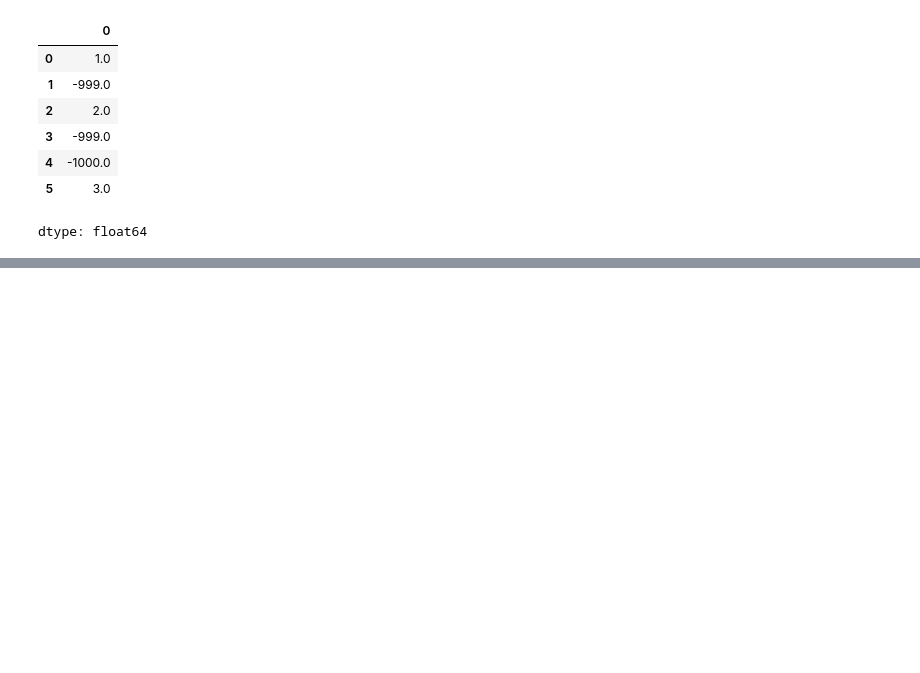
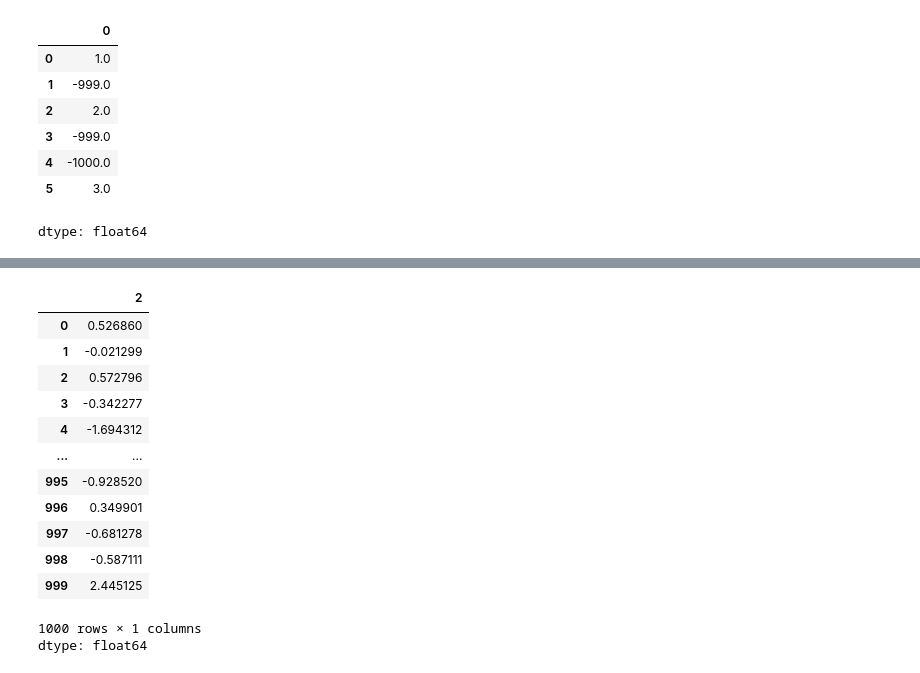
Before and after one commit to url-github/Pandas, a Jupyter notebook: 007_PywAD_Czyszczenie_i_przygotowywanie_danych.ipynb, the cells around one changed output, grey strips where cells are left out. Saved outputs shown, nothing was run; the diff lists cells and outputs as text; code cells hidden in the pictures; blank space fills up the shorter version.

```diff
--- a/007_PywAD_Czyszczenie_i_przygotowywanie_danych.ipynb
+++ b/007_PywAD_Czyszczenie_i_przygotowywanie_danych.ipynb
@@ -572,0 +720,18 @@ pd.get_dummies(df["key"])
+# %%
+col = data[2]
+col
+# %% [output]
+|  | 2 |
+| 0 | 0.526860 |
+| 1 | -0.021299 |
+| 2 | 0.572796 |
+| 3 | -0.342277 |
+| 4 | -1.694312 |
+| ... | ... |
+| 995 | -0.928520 |
+| 996 | 0.349901 |
+| 997 | -0.681278 |
+| 998 | -0.587111 |
+| 999 | 2.445125 |
+1000 rows × 1 columns
+dtype: float64
```
Also changed, not shown: parts of 81 cells of this notebook.
